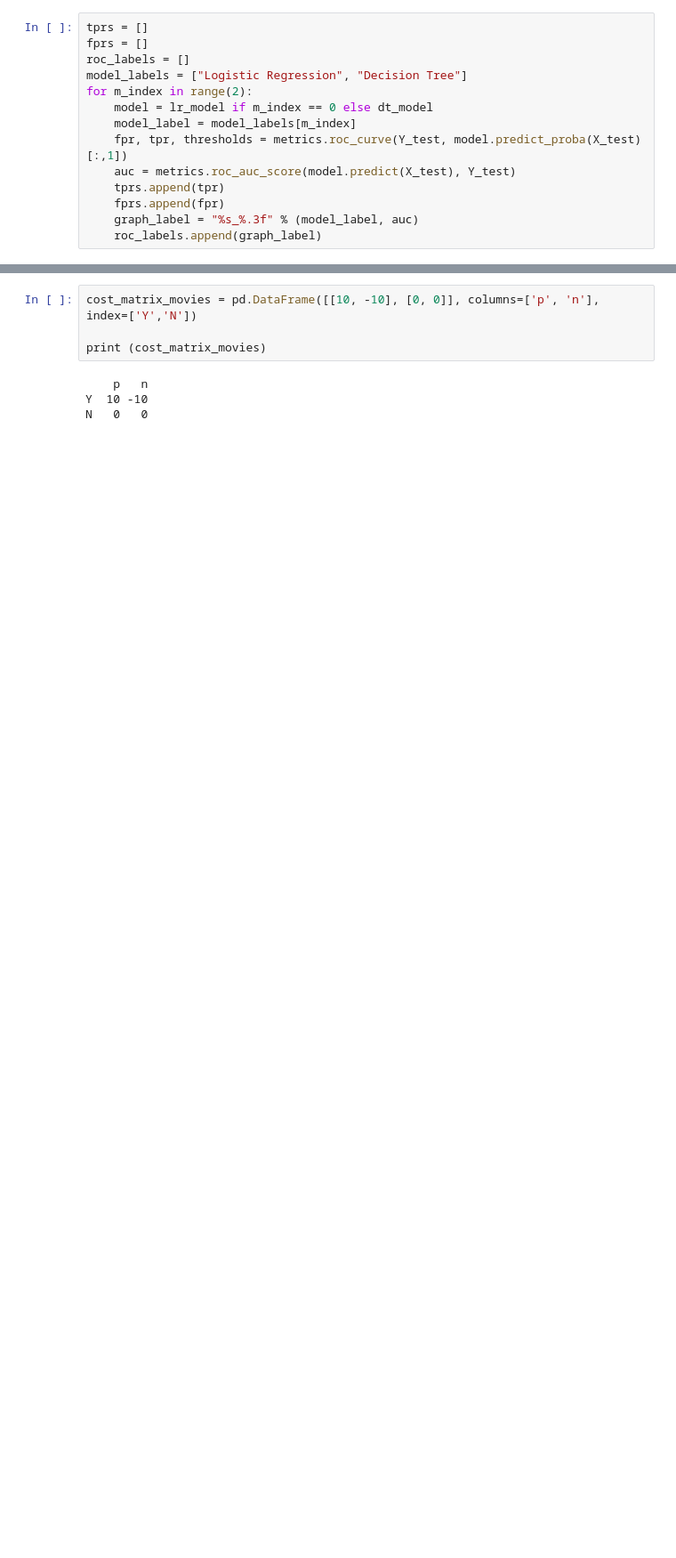
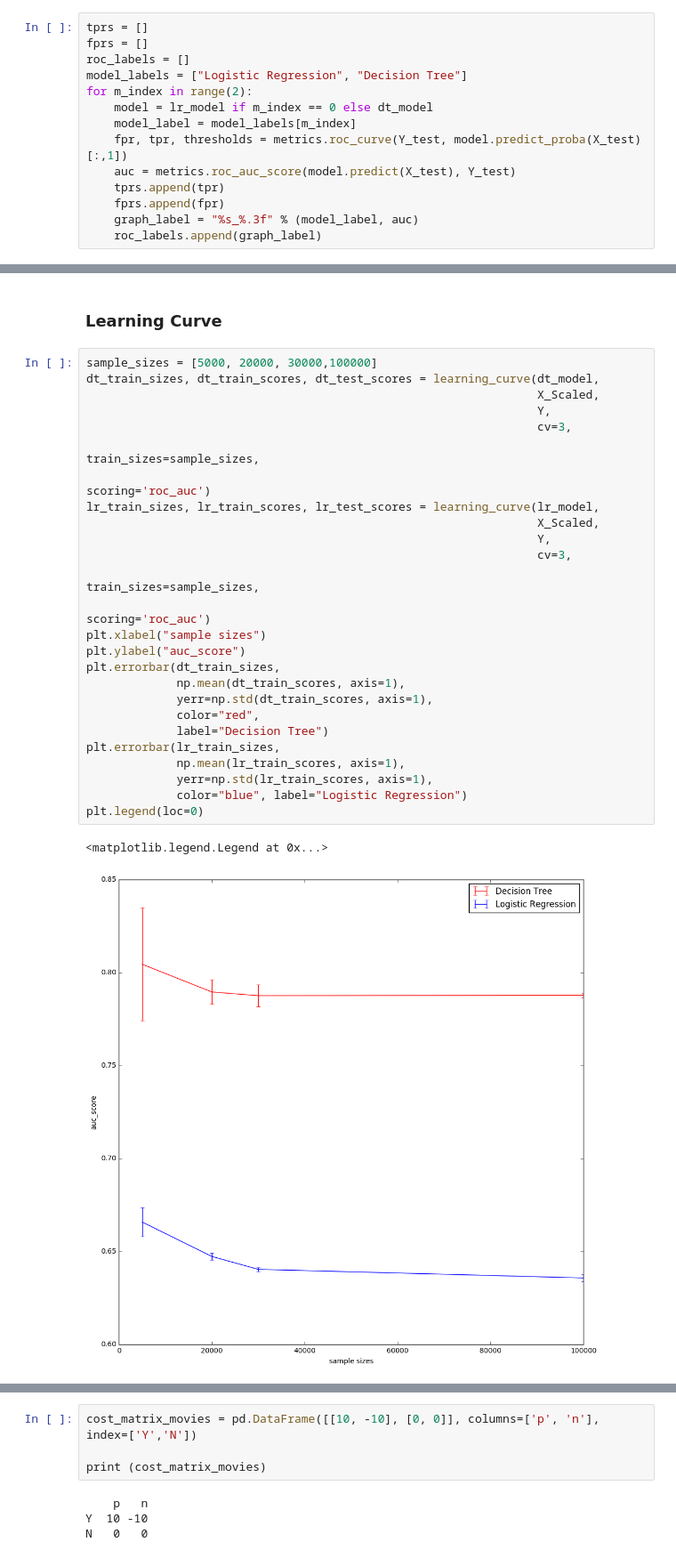
Before and after one commit to jdl359/LendingClubProject, a Jupyter notebook: Main.ipynb, the cells around one changed output, grey strips where cells are left out. Shown at 89% size. Drawn from its saved outputs; the diff is of its cells as text; blank space fills up the shorter version.

```diff
--- a/Main.ipynb
+++ b/Main.ipynb
@@ -552 +490,32 @@ plt.show()
+# %% [markdown]
+### Learning Curve
+# %%
+sample_sizes = [5000, 20000, 30000,100000]
+dt_train_sizes, dt_train_scores, dt_test_scores = learning_curve(dt_model,
+                                                                 X_Scaled,
+                                                                 Y,
+                                                                 cv=3,
+                                                                 train_sizes=sample_sizes,
+                                                                 scoring='roc_auc')
+lr_train_sizes, lr_train_scores, lr_test_scores = learning_curve(lr_model,
+                                                                 X_Scaled,
+                                                                 Y,
+                                                                 cv=3,
+                                                                 train_sizes=sample_sizes,
+                                                                 scoring='roc_auc')
+plt.xlabel("sample sizes")
+plt.ylabel("auc_score")
+plt.errorbar(dt_train_sizes,
+             np.mean(dt_train_scores, axis=1),
+             yerr=np.std(dt_train_scores, axis=1),
+             color="red",
+             label="Decision Tree")
+plt.errorbar(lr_train_sizes,
+             np.mean(lr_train_scores, axis=1),
+             yerr=np.std(lr_train_scores, axis=1),
+             color="blue", label="Logistic Regression")
+plt.legend(loc=0)
+# %% [output]
+<matplotlib.legend.Legend at 0x...>
+[figure, added]
 # %% [markdown]
```
Also changed, not shown: parts of 47 cells of this notebook.
